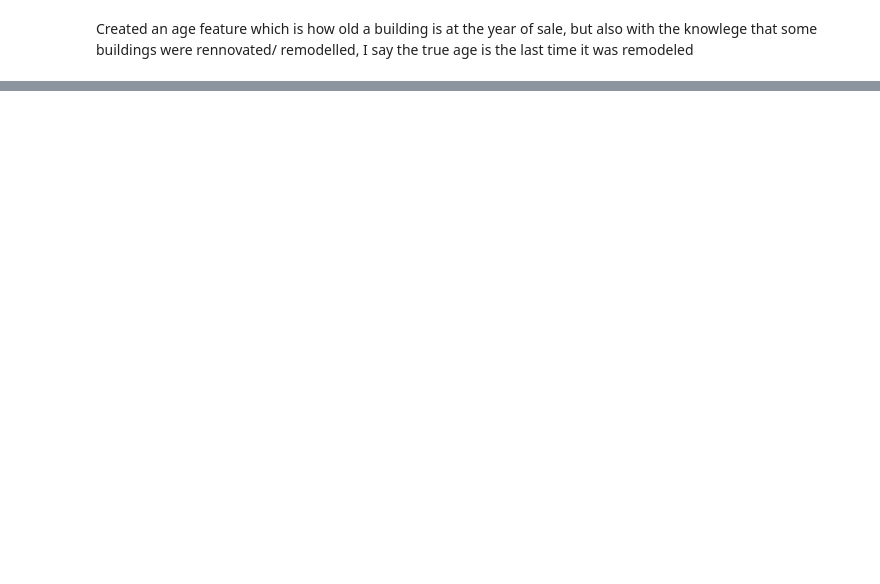
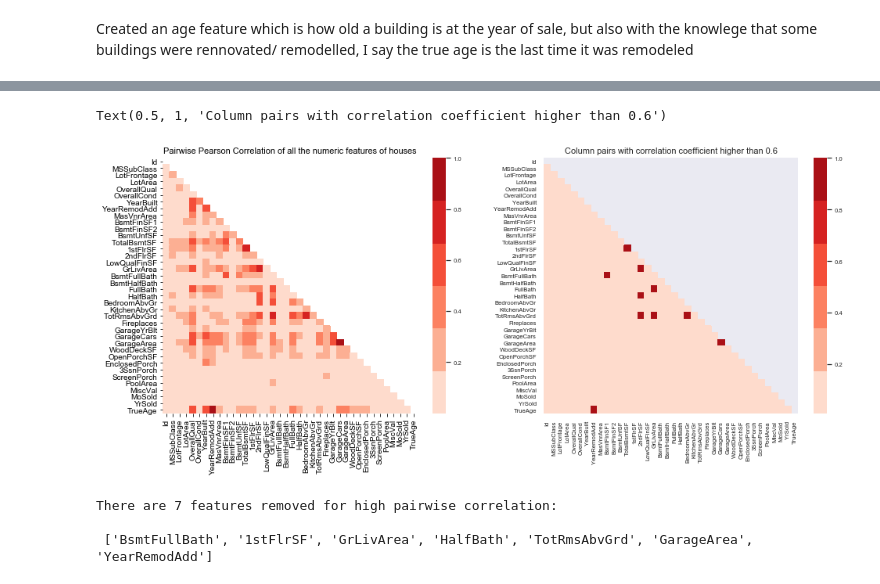
Before and after one commit to chibz3/Real_estate_investment, a Jupyter notebook: housing_prices.ipynb, the cells around one changed output, grey strips where cells are left out. Cells and saved outputs as stored; diff of their text form; code cells hidden in the pictures; blank space fills up the shorter version.

Commit message:
add corr EDA

```diff
--- a/housing_prices.ipynb
+++ b/housing_prices.ipynb
@@ -135,0 +169,75 @@ df.head()
+# %%
+#drop negative true age
+df= df[df['TrueAge']>= 0]
+# %%
+df= df.drop(columns=['Age','SinceRemod'], axis=1)
+# %%
+#drop target varribale
+
+df_no_SP = df.drop('SalePrice',axis=1)
+corr_all = abs(df_no_SP.corr())
+
+
+# Thresholding the correlations larger than 0.6 (or-0.6)
+corr_all_true = corr_all>0.6
+corr_all_true = corr_all_true
+
+corr_dict = {}
+for column in corr_all_true:
+    corr_list = corr_all_true[column][corr_all_true[column]==True].index.tolist()
+    corr_dict[column] = corr_list
+
+# pprint.pprint(corr_dict)
+
+# create custom color map
+cmap = sns.color_palette("Reds")
+fig1 = plt.figure(figsize=(16,6))
+plt.subplot(1,2,1)
+# Generate a mask for the upper triangle
+sns.set(font_scale=0.7)
+mask = np.zeros_like(corr_all, dtype=np.bool)
+mask[np.triu_indices_from(mask)] = True
+sns.heatmap(corr_all, mask=mask, cmap=cmap,
+          xticklabels=corr_all.columns.values,
+          yticklabels=corr_all.columns.values)
+plt.title('Pairwise Pearson Correlation of all the numeric features of houses',fontsize=11)
+
+
+# fig2 = plt.figure()
+plt.subplot(1,2,2)
+sns.heatmap(corr_all_true,mask=mask,cmap=cmap,
+           xticklabels=corr_all_true.columns.values,
+           yticklabels=corr_all_true.columns.values,
+           vmin=0.01,vmax=1)
+
+plt.title('Column pairs with correlation coefficient higher than 0.6',fontsize=11)
+# %% [output]
+Text(0.5, 1, 'Column pairs with correlation coefficient higher than 0.6')
+[figure, added]
+# %%
+
+# Build a list of all the numeric column names for our dataframe, except SalePrice
+num_cols_all = list(corr_all.columns)
+# print(cols)
+cols = num_cols_all
+
+# See how many columns there are at first
+len_1=len(num_cols_all)
+removed_features=[]
+# In the correlation dictionary, if the key is still in the columns_list, remove the items in the value from the columns_list that is not equal
+# to the key itself.
+for key, value in corr_dict.items():
+    if key in cols:
+        for feature in value:
+            if (feature in cols) & (feature != key and feature != 'TrueAge'):#keep True age
+                cols.remove(feature)
+                removed_features.append(feature)
+# Take a look how many features (columns) are removed from the last step.
+len_2 = len(cols)
+
+df = df.drop(removed_features,axis=1)
+print('There are',len(removed_features),'features removed for high pairwise correlation:\n\n',removed_features)
+# %% [output]
+There are 7 features removed for high pairwise correlation:
+
+ ['BsmtFullBath', '1stFlrSF', 'GrLivArea', 'HalfBath', 'TotRmsAbvGrd', 'GarageArea', 'YearRemodAdd']
```
Also changed, not shown: parts of 24 cells of this notebook.
